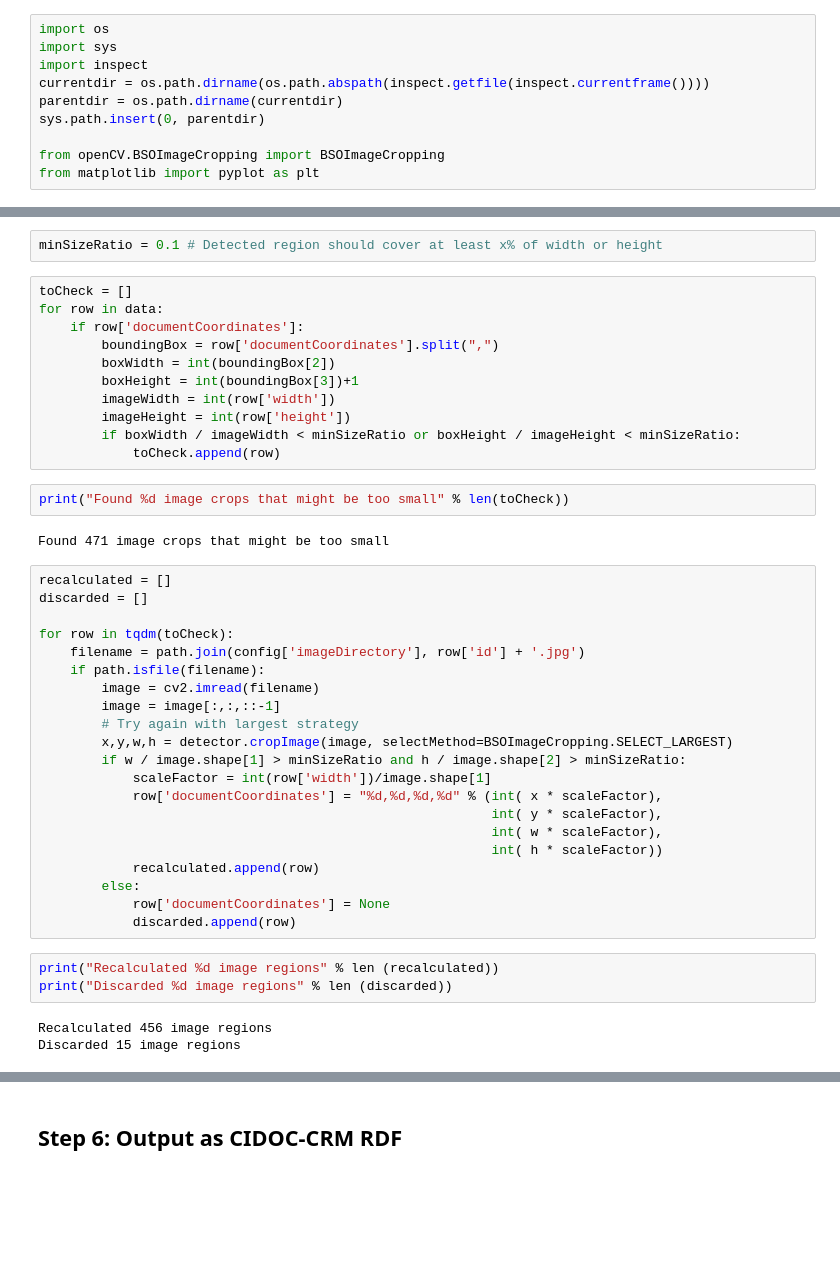
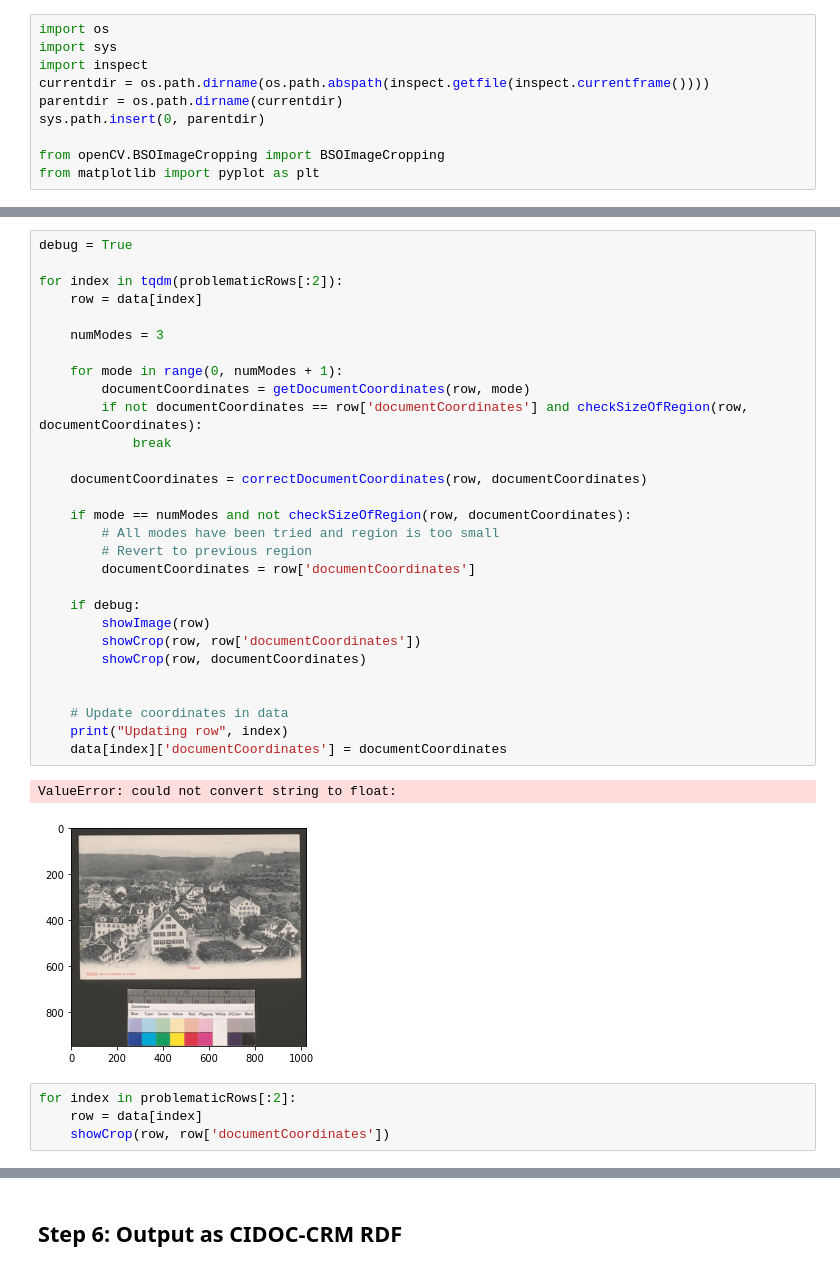
Before and after one commit to swiss-art-research-net/bso-image-segmentation, a Jupyter notebook: notebooks/pipeline-address-problematic-regions-opencv.ipynb, the cells around one changed output, grey strips where cells are left out. Drawn from its saved outputs; the diff is of its cells as text; blank space fills up the shorter version.

```diff
--- a/notebooks/pipeline-address-problematic-regions-opencv.ipynb
+++ b/notebooks/pipeline-address-problematic-regions-opencv.ipynb
@@ -260,44 +214,36 @@ Do some automatised quality control. Check if the image regions detected exceed
-# %%
-minSizeRatio = 0.1 # Detected region should cover at least x% of width or height
-# %%
-toCheck = []
-for row in data:
-    if row['documentCoordinates']:
-        boundingBox = row['documentCoordinates'].split(",")
-        boxWidth = int(boundingBox[2])
-        boxHeight = int(boundingBox[3])+1
-        imageWidth = int(row['width'])
-        imageHeight = int(row['height'])
-        if boxWidth / imageWidth < minSizeRatio or boxHeight / imageHeight < minSizeRatio:
-            toCheck.append(row)
-# %%
-print("Found %d image crops that might be too small" % len(toCheck))
-# %% [output]
-Found 471 image crops that might be too small
-# %%
-recalculated = []
-discarded = []
-
-for row in tqdm(toCheck):
-    filename = path.join(config['imageDirectory'], row['id'] + '.jpg')
-    if path.isfile(filename):
-        image = cv2.imread(filename)
-        image = image[:,:,::-1]
-        # Try again with largest strategy
-        x,y,w,h = detector.cropImage(image, selectMethod=BSOImageCropping.SELECT_LARGEST)
-        if w / image.shape[1] > minSizeRatio and h / image.shape[2] > minSizeRatio:
-            scaleFactor = int(row['width'])/image.shape[1]
-            row['documentCoordinates'] = "%d,%d,%d,%d" % (int( x * scaleFactor),
-                                                          int( y * scaleFactor),
-                                                          int( w * scaleFactor),
-                                                          int( h * scaleFactor))
-            recalculated.append(row)
-        else:
-            row['documentCoordinates'] = None
-            discarded.append(row)
-# %%
-print("Recalculated %d image regions" % len (recalculated))
-print("Discarded %d image regions" % len (discarded))
-# %% [output]
-Recalculated 456 image regions
-Discarded 15 image regions
+# %%
+debug = True
+
+for index in tqdm(problematicRows[:2]):
+    row = data[index]
+
+    numModes = 3
+
+    for mode in range(0, numModes + 1):
+        documentCoordinates = getDocumentCoordinates(row, mode)
+        if not documentCoordinates == row['documentCoordinates'] and checkSizeOfRegion(row, documentCoordinates):
+            break
+
+    documentCoordinates = correctDocumentCoordinates(row, documentCoordinates)
+
+    if mode == numModes and not checkSizeOfRegion(row, documentCoordinates):
+        # All modes have been tried and region is too small
+        # Revert to previous region
+        documentCoordinates = row['documentCoordinates']
+
+    if debug:
+        showImage(row)
+        showCrop(row, row['documentCoordinates'])
+        showCrop(row, documentCoordinates)
+
+
+    # Update coordinates in data
+    print("Updating row", index)
+    data[index]['documentCoordinates'] = documentCoordinates
+# %% [output]
+ValueError: could not convert string to float:
+[figure, added]
+# %%
+for index in problematicRows[:2]:
+    row = data[index]
+    showCrop(row, row['documentCoordinates'])
```
Also changed, not shown: parts of 7 cells of this notebook.
